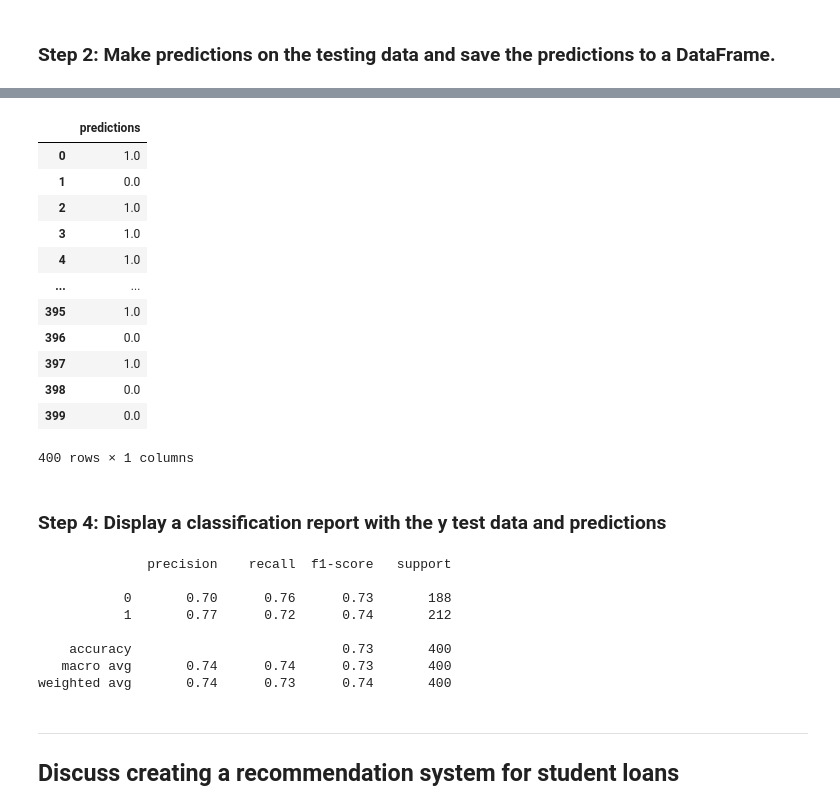
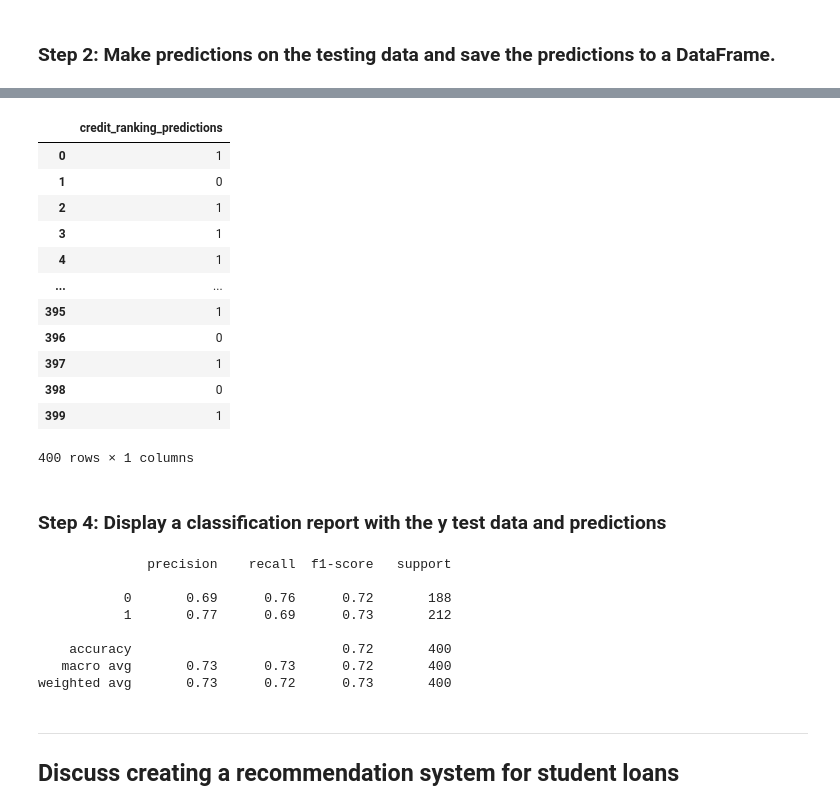
Before and after one commit to GIBueno25/neural-network-challenge-1, a Jupyter notebook: student_loans_with_deep_learning.ipynb, the cells around one changed output, grey strips where cells are left out. Drawn from its saved outputs; the diff is of its cells as text; code cells hidden in the pictures.

```diff
--- a/student_loans_with_deep_learning.ipynb
+++ b/student_loans_with_deep_learning.ipynb
@@ -210,14 +212,17 @@ Loss: 0.5049149394035339, Accuracy: 0.7350000143051147
 ### Step 1: Reload your saved model.
 # %%
 # Set the model's file path
-
+file_path = "student_loans.keras"
 
 # Load the model to a new object
+from tensorflow.keras.models import load_model
+reloaded_model = load_model(file_path)
 # %% [markdown]
 ### Step 2: Make predictions on the testing data and save the predictions to a DataFrame.
 # %%
 # Make predictions with the test data
-
+loan_predictions = reloaded_model.predict(X_test_scaled)
 
 # Display a sample of the predictions
+loan_predictions[:5]
 # %% [output]
@@ -230,32 +235,38 @@ array([[0.63573396],
 # %%
 # Save the predictions to a DataFrame and round the predictions to binary results
+loan_predictions_df = pd.DataFrame(loan_predictions, columns=["credit_ranking_predictions"])
+loan_predictions_df = loan_predictions_df.round().astype(int)
+
+loan_predictions_df
 # %% [output]
-|  | predictions |
-| 0 | 1.0 |
-| 1 | 0.0 |
-| 2 | 1.0 |
-| 3 | 1.0 |
-| 4 | 1.0 |
+|  | credit_ranking_predictions |
+| 0 | 1 |
+| 1 | 0 |
+| 2 | 1 |
+| 3 | 1 |
+| 4 | 1 |
 | ... | ... |
-| 395 | 1.0 |
-| 396 | 0.0 |
-| 397 | 1.0 |
-| 398 | 0.0 |
-| 399 | 0.0 |
+| 395 | 1 |
+| 396 | 0 |
+| 397 | 1 |
+| 398 | 0 |
+| 399 | 1 |
 400 rows × 1 columns
 # %% [markdown]
 ### Step 4: Display a classification report with the y test data and predictions
 # %%
 # Print the classification report with the y test data and predictions
+from sklearn.metrics import classification_report
+print(classification_report(y_test, loan_predictions_df["credit_ranking_predictions"]))
 # %% [output]
               precision    recall  f1-score   support
 
-           0       0.70      0.76      0.73       188
-           1       0.77      0.72      0.74       212
+           0       0.69      0.76      0.72       188
+           1       0.77      0.69      0.73       212
 
-    accuracy                           0.73       400
-   macro avg       0.74      0.74      0.73       400
-weighted avg       0.74      0.73      0.74       400
+    accuracy                           0.72       400
+   macro avg       0.73      0.73      0.72       400
+weighted avg       0.73      0.72      0.73       400
 # %% [markdown]
 ---
 ## Discuss creating a recommendation system for student loans
```
Also changed, not shown: parts of 8 cells of this notebook.
